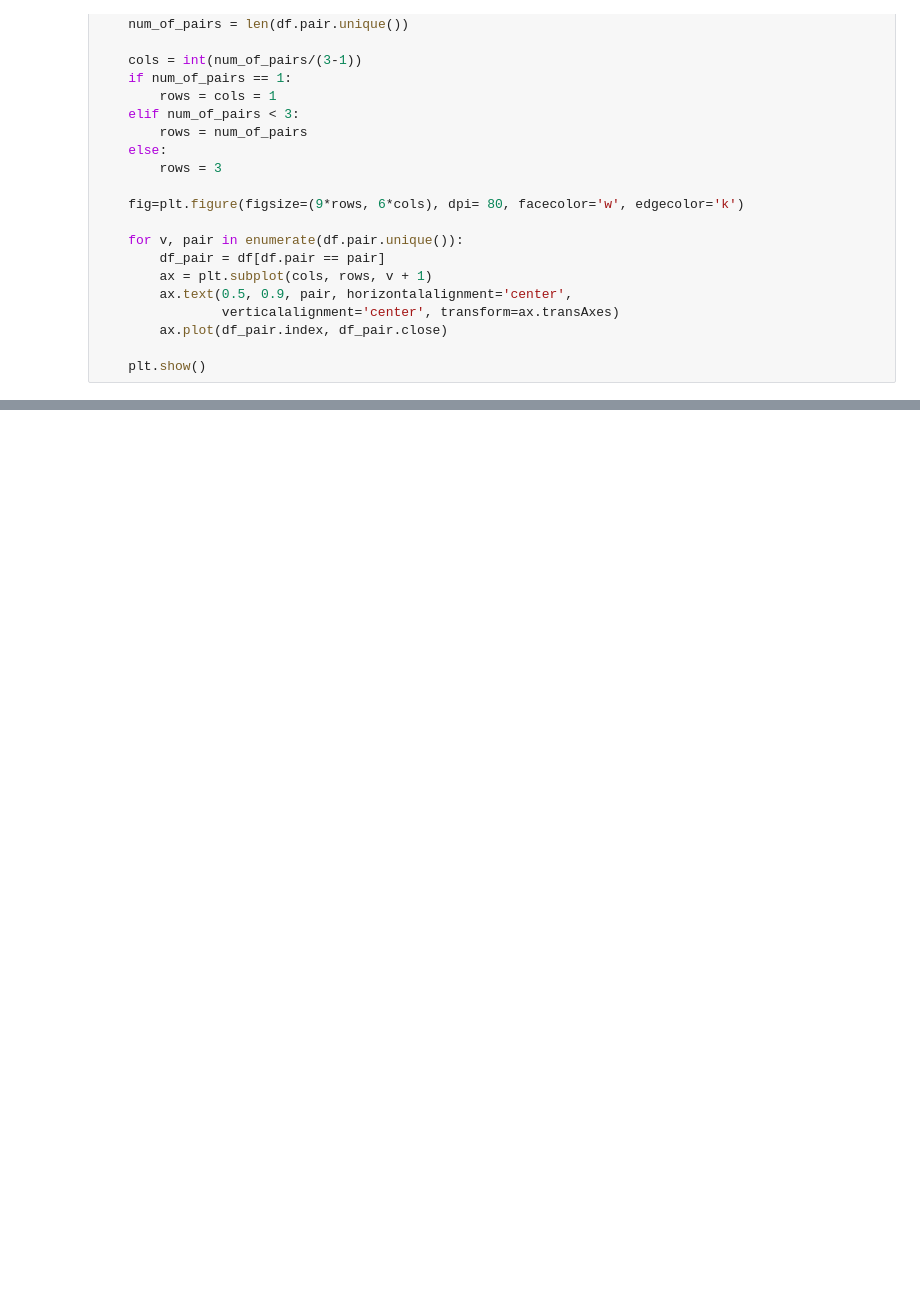
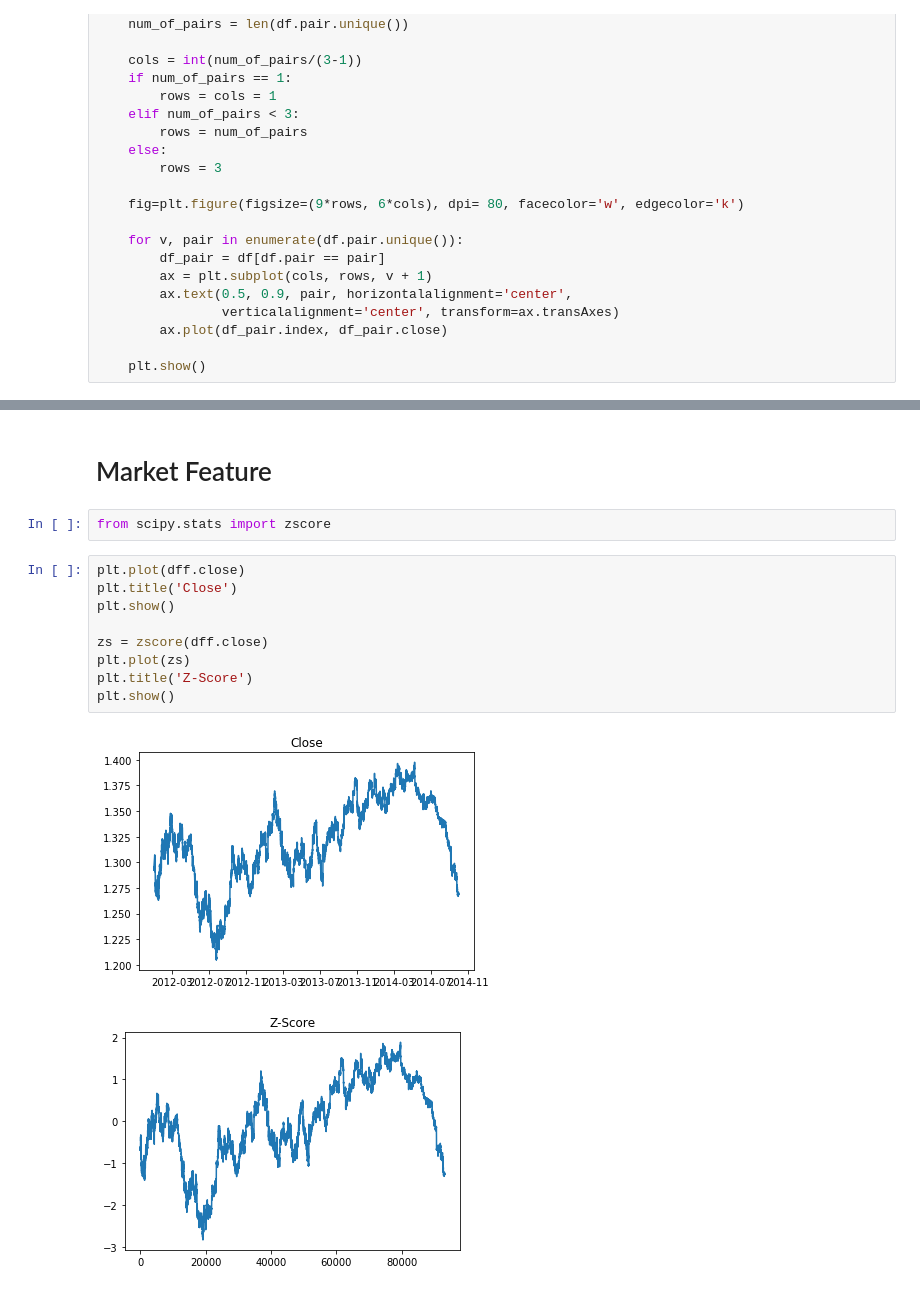
Before and after one commit to nathanmargaglio/forex_ml, a Jupyter notebook: load_data.ipynb, the cells around one changed output, grey strips where cells are left out. Drawn from its saved outputs; the diff is of its cells as text; blank space fills up the shorter version.

```diff
--- a/load_data.ipynb
+++ b/load_data.ipynb
@@ -73,0 +103,16 @@ quick_plot(df)
+# %% [markdown]
+# Market Feature
+# %%
+from scipy.stats import zscore
+# %%
+plt.plot(dff.close)
+plt.title('Close')
+plt.show()
+
+zs = zscore(dff.close)
+plt.plot(zs)
+plt.title('Z-Score')
+plt.show()
+# %% [output]
+[figure, added]
+[figure, added]
```
Also changed, not shown: parts of 13 cells of this notebook.
